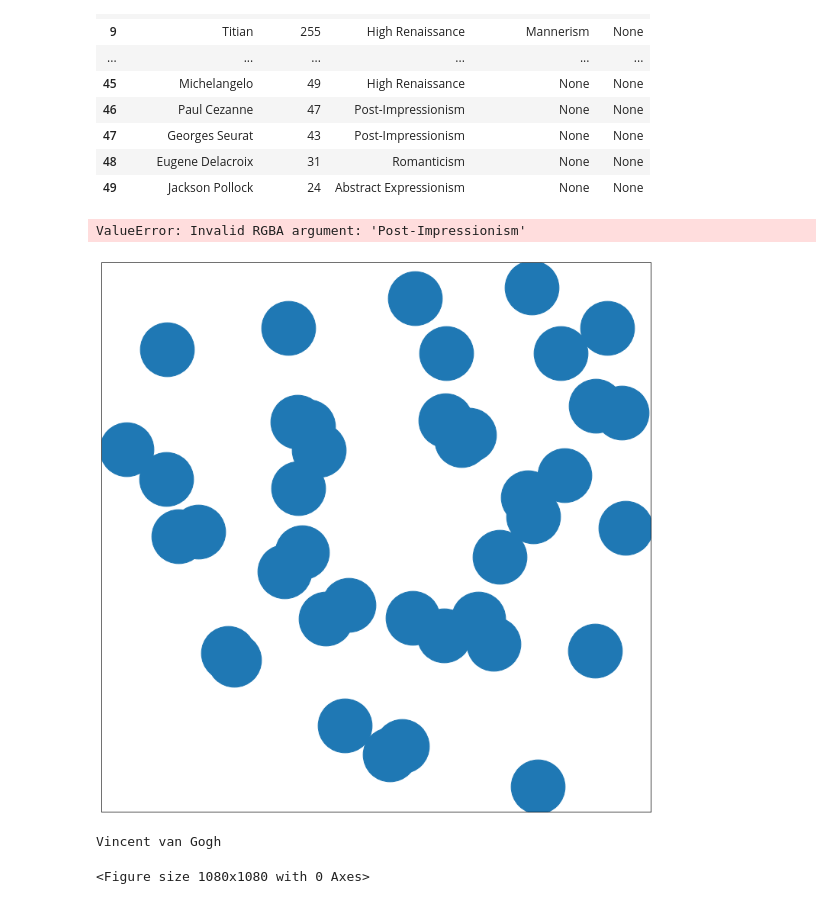
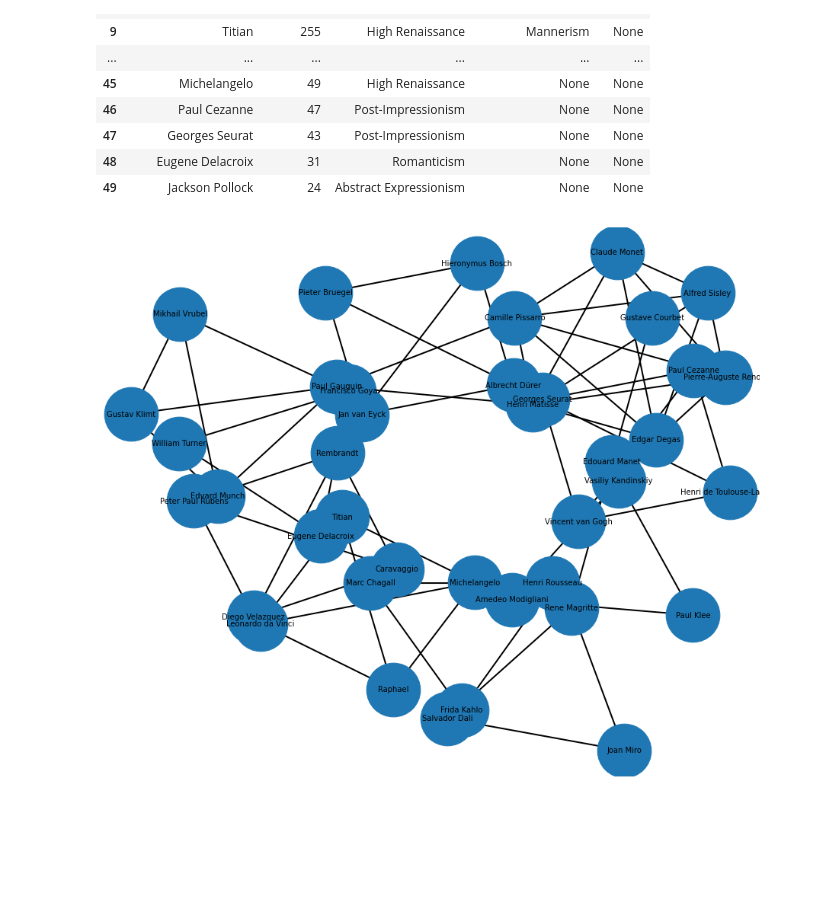
Before and after one commit to marlizana/art-project, a Jupyter notebook: art_csv.ipynb, the cells around one changed output. Saved outputs shown, nothing was run; the diff lists cells and outputs as text; code cells hidden in the pictures; blank space fills up the shorter version.

```diff
--- a/art_csv.ipynb
+++ b/art_csv.ipynb
@@ -152,16 +152,9 @@ G = nx.from_pandas_edgelist(data, 'Name_x', 'Name_y')
 # %%
 pos = nx.spring_layout(G)
 # %%
-plt.figure(figsize=(10,10))
+plt.figure(figsize=(12,10))
 
-nx.draw_kamada_kawai(G, node_size=5000,  cmap="twilight",
-                     edge_color=list(art_csv['genre']),
+nx.draw_kamada_kawai(G, node_size=5000,
                      alpha=1,width=2, with_labels=True, font_size = 10)
 # %% [output]
-ValueError: Invalid RGBA argument: 'Post-Impressionism'
-[figure, old version]
+[figure, new version]
-# %%
-plotImages("Vincent van Gogh","/data/images/images/Vincent_van_Gogh/**")
-# %% [output]
-Vincent van Gogh
-<Figure size 1080x1080 with 0 Axes>
```
